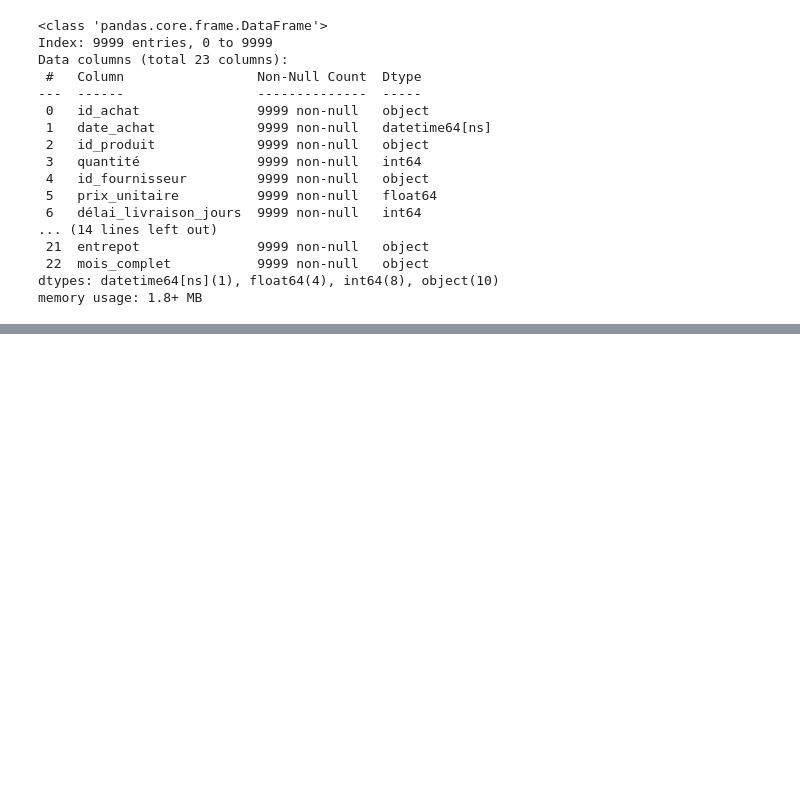
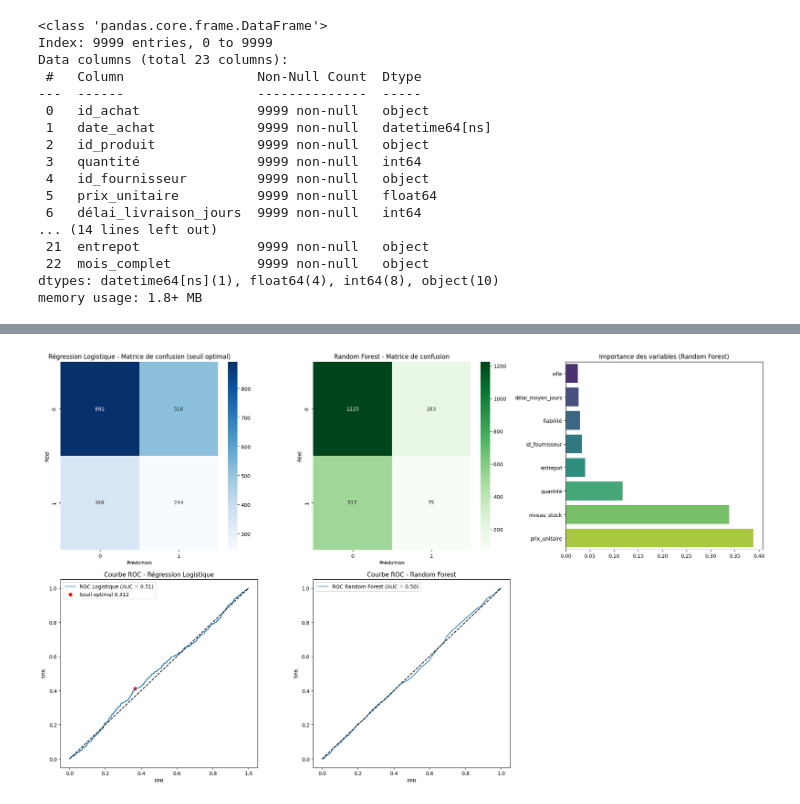
Before and after one commit to Fanaingamampiandra/Projet_Supply_chain, a Jupyter notebook: stephanie/achat_prod_fourn_stock.ipynb, the cells around one changed output, grey strips where cells are left out. Drawn from its saved outputs; the diff is of its cells as text; code cells hidden in the pictures; blank space fills up the shorter version.

```diff
--- a/stephanie/achat_prod_fourn_stock.ipynb
+++ b/stephanie/achat_prod_fourn_stock.ipynb
@@ -924,0 +644,85 @@ plt.show()
+# %%
+
+
+from sklearn.metrics import precision_recall_fscore_support
+
+# Prédictions probabilistes
+y_probs_log = log_model.predict_proba(X_test)[:, 1]
+y_probs_rf = rf_clf.predict_proba(X_test)[:, 1]
+
+# Utiliser la variable binaire pour la courbe ROC et les métriques
+# y_test_clf : 0 = délai rapide (≤10j), 1 = délai lent (>10j)
+
+# Calcul ROC pour les deux modèles
+fpr_log, tpr_log, thresholds_log = roc_curve(y_test_clf, y_probs_log)
+roc_auc_log = auc(fpr_log, tpr_log)
+
+fpr_rf, tpr_rf, thresholds_rf = roc_curve(y_test_clf, y_probs_rf)
+roc_auc_rf = auc(fpr_rf, tpr_rf)
+
+# Seuil optimal régression logistique (Youden's J statistic)
+optimal_idx_log = np.argmax(tpr_log - fpr_log)
+optimal_threshold_log = thresholds_log[optimal_idx_log]
+print(f"Seuil optimal régression logistique : {optimal_threshold_log:.3f}")
+
+# Prédictions avec seuil optimal
+y_pred_log_opt = (y_probs_log >= optimal_threshold_log).astype(int)
+
+# Matrices de confusion recalculées
+cm_log_opt = confusion_matrix(y_test_clf, y_pred_log_opt)
+cm_rf = confusion_matrix(y_test_clf, rf_clf.predict(X_test))
+
+print("Matrice de confusion régression logistique (seuil optimal) :")
+print(cm_log_opt)
+print("\nMatrice de confusion Random Forest :")
+print(cm_rf)
+
+# Calcul métriques (précision, rappel, f1) régression logistique seuil optimal
+precision_log, recall_log, f1_log, _ = precision_recall_fscore_support(y_test_clf, y_pred_log_opt, average='binary')
+print(f"Régression logistique - Precision: {precision_log:.3f}, Recall: {recall_log:.3f}, F1-score: {f1_log:.3f}")
+
+# Affichage des matrices et importance des variables
+fig, axes = plt.subplots(2, 3, figsize=(20, 12))
+
+# Matrice de confusion régression logistique
+sns.heatmap(cm_log_opt, annot=True, fmt="d", cmap="Blues", ax=axes[0,0])
+axes[0,0].set_title("Régression Logistique - Matrice de confusion (seuil optimal)")
+axes[0,0].set_xlabel("Prédiction")
+axes[0,0].set_ylabel("Réel")
+
+# Matrice de confusion Random Forest
+sns.heatmap(cm_rf, annot=True, fmt="d", cmap="Greens", ax=axes[0,1])
+axes[0,1].set_title("Random Forest - Matrice de confusion")
+axes[0,1].set_xlabel("Prédiction")
+axes[0,1].set_ylabel("Réel")
+
+# Importance des variables (Random Forest)
+importances = rf_clf.feature_importances_
+feature_names = features  # Use the list of feature names
+sorted_idx = np.argsort(importances)[-10:]  # top 10 features
+sns.barplot(x=importances[sorted_idx], y=np.array(feature_names)[sorted_idx], ax=axes[0,2], palette="viridis")
+axes[0,2].set_title("Importance des variables (Random Forest)")
+
+# Courbe ROC régression logistique
+axes[1,0].plot(fpr_log, tpr_log, label=f'ROC Logistique (AUC = {roc_auc_log:.2f})')
+axes[1,0].plot([0,1], [0,1], 'k--')
+axes[1,0].scatter(fpr_log[optimal_idx_log], tpr_log[optimal_idx_log], color='red', label=f'Seuil optimal {optimal_threshold_log:.3f}')
+axes[1,0].set_xlabel('FPR')
+axes[1,0].set_ylabel('TPR')
+axes[1,0].set_title('Courbe ROC - Régression Logistique')
+axes[1,0].legend()
+
+# Courbe ROC Random Forest
+axes[1,1].plot(fpr_rf, tpr_rf, label=f'ROC Random Forest (AUC = {roc_auc_rf:.2f})')
+axes[1,1].plot([0,1], [0,1], 'k--')
+axes[1,1].set_xlabel('FPR')
+axes[1,1].set_ylabel('TPR')
+axes[1,1].set_title('Courbe ROC - Random Forest')
+axes[1,1].legend()
+
+# Supprimer l'axe vide
+fig.delaxes(axes[1,2])
+
+plt.tight_layout()
+plt.show()
+# %% [output]
@@ -924,0 +741 @@ plt.show()
+[figure, added]
```
Also changed, not shown: parts of 37 cells of this notebook, 1 other file.
